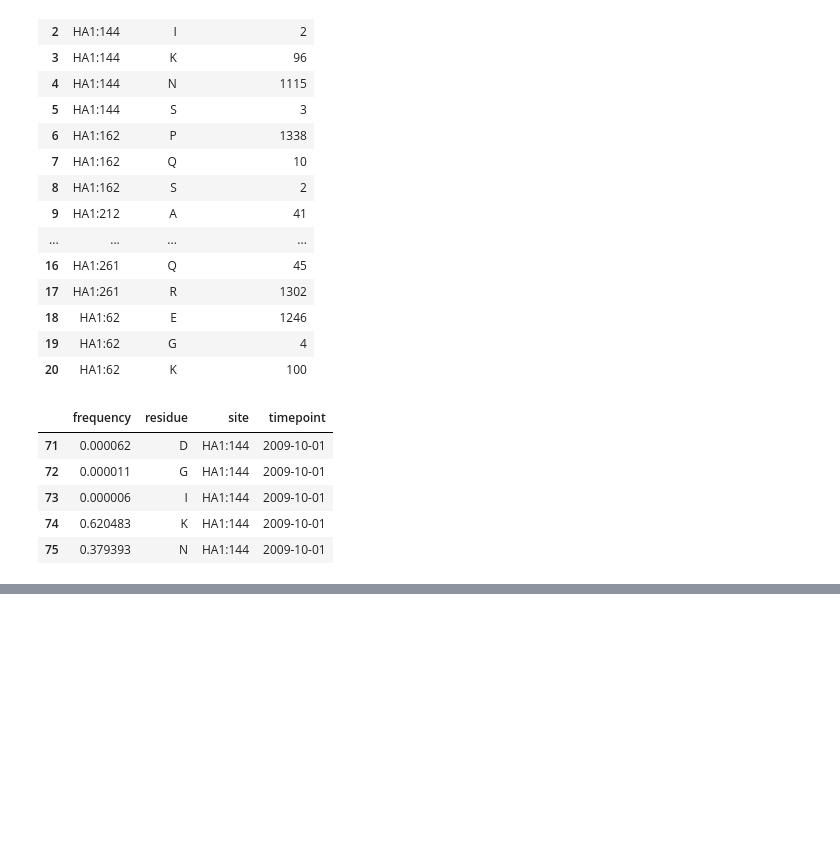
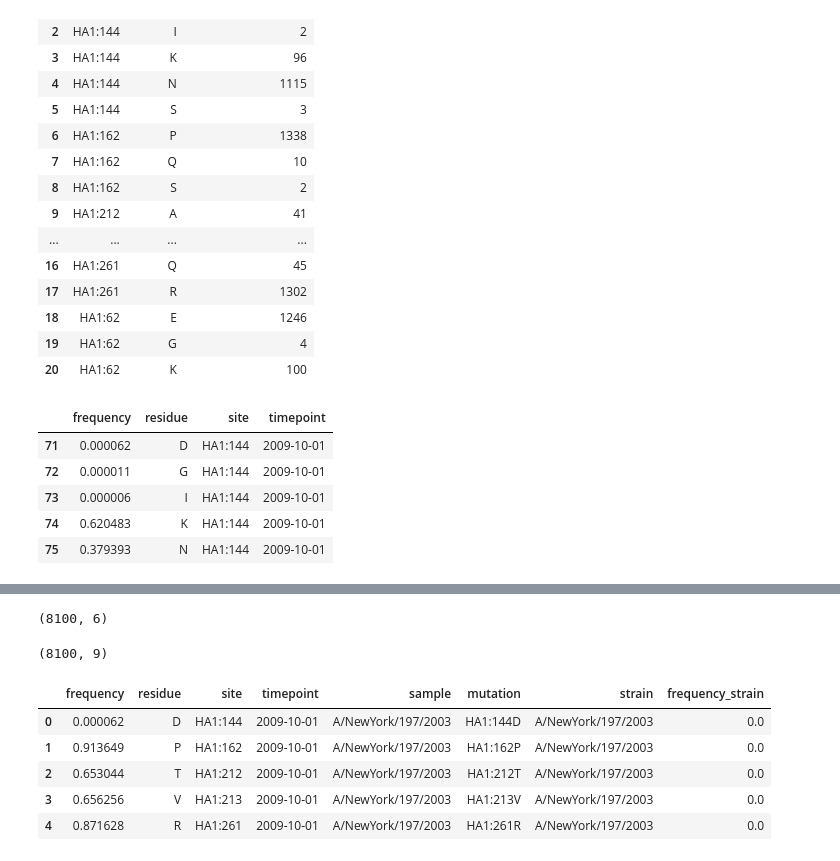
Before and after one commit to blab/flu-forecasting, a Jupyter notebook: analyses/2019-04-04-test-mutation-frequencies-as-targets.ipynb, the cells around one changed output, grey strips where cells are left out. Drawn from its saved outputs; the diff is of its cells as text; code cells hidden in the pictures; blank space fills up the shorter version.

```diff
--- a/analyses/2019-04-04-test-mutation-frequencies-as-targets.ipynb
+++ b/analyses/2019-04-04-test-mutation-frequencies-as-targets.ipynb
@@ -319,0 +307,3 @@ mut_freqs_per_sample.head()
+# %%
+# Load sample (tip) attributes for this timepoint which includes frequency per sample.
+samples_df = pd.read_csv(data_root + "tip_attributes.tsv", sep="\t", usecols=["strain", "timepoint", "frequency"])
@@ -319,0 +338,25 @@ mut_freqs_per_sample.head()
+# %%
+mut_freqs_per_sample.shape
+# %% [output]
+(8100, 6)
+# %%
+mut_freqs_with_sample_freqs = mut_freqs_per_sample.merge(
+    samples_df,
+    how="inner",
+    left_on=["timepoint", "sample"],
+    right_on=["timepoint", "strain"],
+    suffixes=["", "_strain"]
+)
+# %%
+mut_freqs_with_sample_freqs.shape
+# %% [output]
+(8100, 9)
+# %%
+mut_freqs_with_sample_freqs.head()
+# %% [output]
+|  | frequency | residue | site | timepoint | sample | mutation | strain | frequency_strain |
+| 0 | 0.000062 | D | HA1:144 | 2009-10-01 | A/NewYork/197/2003 | HA1:144D | A/NewYork/197/2003 | 0.0 |
+| 1 | 0.913649 | P | HA1:162 | 2009-10-01 | A/NewYork/197/2003 | HA1:162P | A/NewYork/197/2003 | 0.0 |
+| 2 | 0.653044 | T | HA1:212 | 2009-10-01 | A/NewYork/197/2003 | HA1:212T | A/NewYork/197/2003 | 0.0 |
+| 3 | 0.656256 | V | HA1:213 | 2009-10-01 | A/NewYork/197/2003 | HA1:213V | A/NewYork/197/2003 | 0.0 |
+| 4 | 0.871628 | R | HA1:261 | 2009-10-01 | A/NewYork/197/2003 | HA1:261R | A/NewYork/197/2003 | 0.0 |
```
Also changed, not shown: parts of 17 cells of this notebook.
